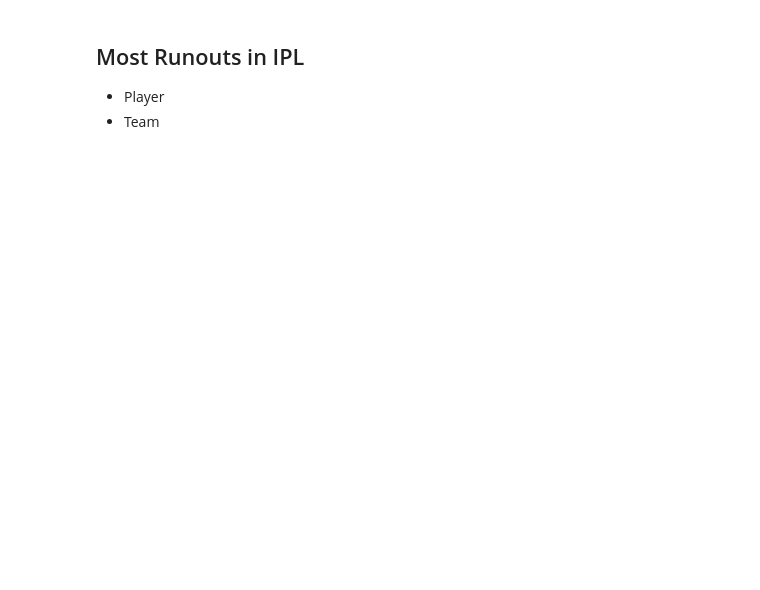
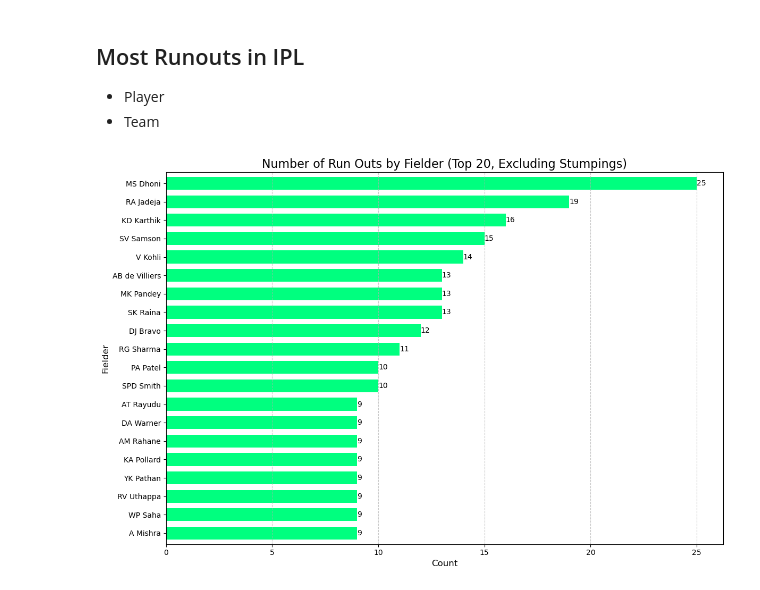
Before and after one commit to code-with-aneesh/IPL_Analysis, a Jupyter notebook: delivery_analysis.ipynb, the cells around one changed output. Saved outputs shown, nothing was run; the diff lists cells and outputs as text; code cells hidden in the pictures; blank space fills up the shorter version.

```diff
--- a/delivery_analysis.ipynb
+++ b/delivery_analysis.ipynb
@@ -327,3 +259,42 @@ df = df_store
+# %%
+from matplotlib import pyplot as plt
+
+# Get the count of run outs by fielder
+run_out_fielder_counts = (
+    df[df["dismissal_kind"] == "run out"]["fielder"]
+    .value_counts()
+    .head(20)
+    .sort_values(ascending=True)  # Sort in ascending order
+)
+
+plt.figure(figsize=(12, 8))
+bars = run_out_fielder_counts.plot(
+    kind="barh", color="springgreen", width=0.7
+)  # Adjust bar width
+
+# Add labels to the bars
+for bar in bars.patches:
+    plt.text(
+        bar.get_width(),  # Adjust the position of the text
+        bar.get_y() + bar.get_height() / 2,
+        f"{int(bar.get_width())}",
+        ha="left",
+        va="center",
+        fontsize=10,  # Increase font size
+    )
+
+plt.xlabel("Count", fontsize=12)  # Increase font size
+plt.ylabel("Fielder", fontsize=12)  # Increase font size
+plt.title(
+    "Number of Run Outs by Fielder (Top 20, Excluding Stumpings)", fontsize=16
+)  # Increase font size
+plt.xticks(fontsize=10)  # Increase font size
+plt.yticks(fontsize=10)  # Increase font size
+plt.grid(axis="x", linestyle="--", alpha=0.7)  # Add grid lines
+plt.tight_layout()  # Adjust layout for better spacing
+plt.show()
+# %% [output]
+[figure, added]
 # %%
 from matplotlib import pyplot as plt
 
```
Also changed, not shown: parts of 10 cells of this notebook, 3 other files.
